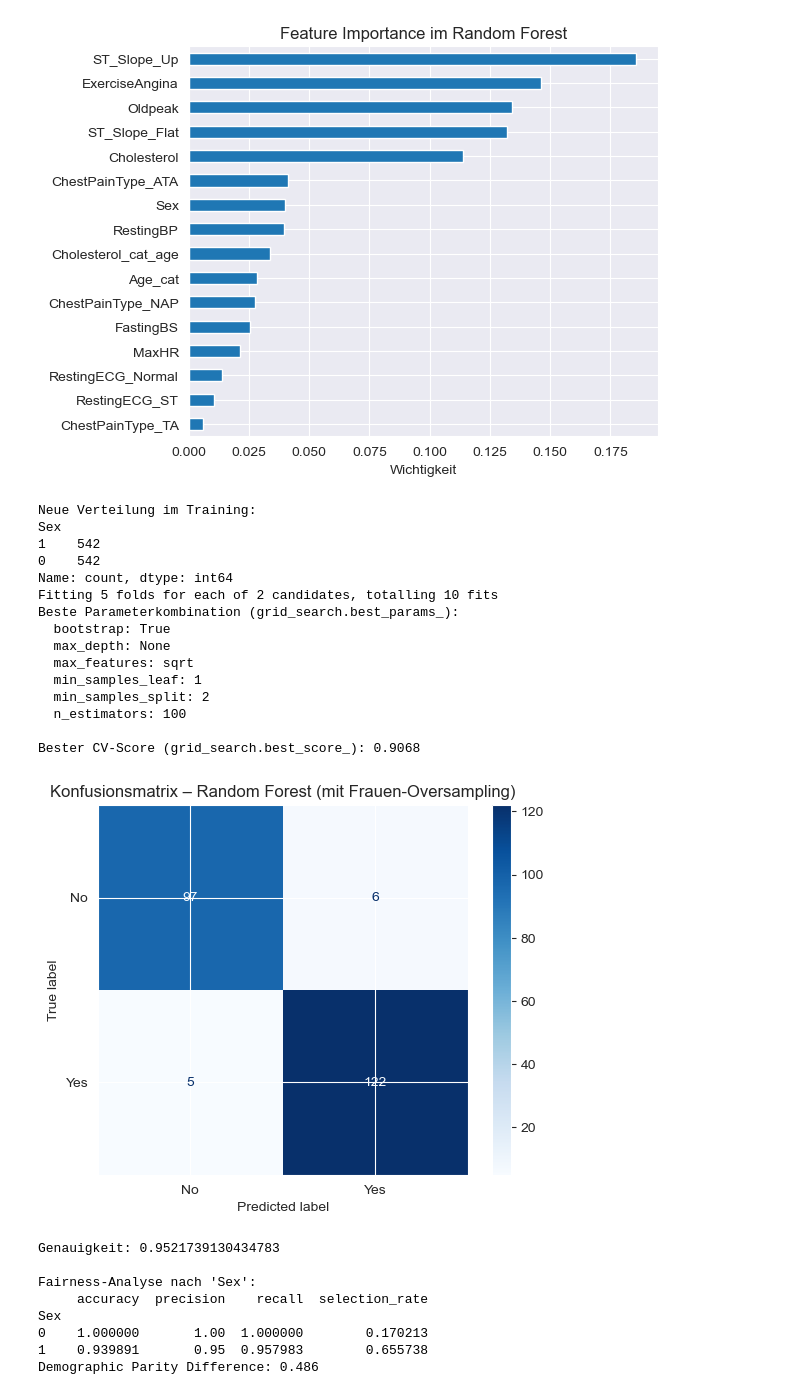
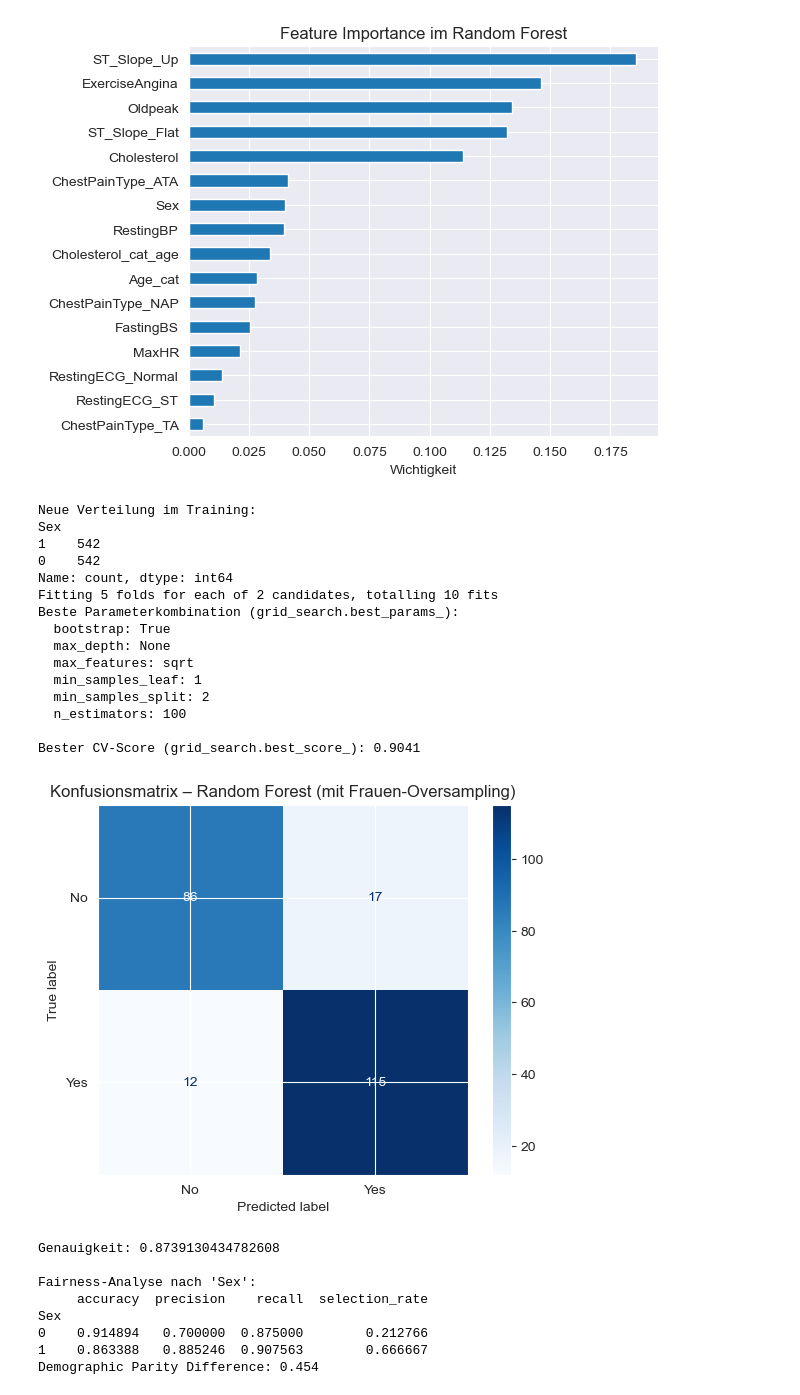
Before and after one commit to ManaTrooo/Asai-Projekt, a Jupyter notebook: DataSet_2.ipynb, the cells around one changed output. Cells and saved outputs as stored; diff of their text form; code cells hidden in the pictures.

```diff
--- a/DataSet_2.ipynb
+++ b/DataSet_2.ipynb
@@ -601,7 +601,7 @@ from sklearn.metrics import precision_score, recall_score
 from fairlearn.metrics import MetricFrame, selection_rate, demographic_parity_difference, true_positive_rate
 
 # 1. Daten vorbereiten: Heartdisease spalte und alte age Spalte entfernen
-X = df.drop(columns=['HeartDisease', 'Age'])
+X = df.drop(columns=['HeartDisease', 'Age', 'Cholesterol'])
 y = df['HeartDisease']
 
 # 2. Trainings-/Testdaten Split
@@ -799,7 +799,7 @@ plt.show()
 
 
 # 1. Daten vorbereiten
-X = df.drop(columns=['HeartDisease', 'Age'])
+X = df.drop(columns=['HeartDisease', 'Age', 'Cholesterol'])
 y = df['HeartDisease']
 
 # 2. Split
@@ -852,7 +852,7 @@ for param, value in grid_search.best_params_.items():
 print(f"\nBester CV-Score (grid_search.best_score_): {grid_search.best_score_:.4f}")
 
 # 7. Vorhersage & Evaluation
-y_pred_rand = best_model.predict(X_test)
+y_pred_rand = grid_search.predict(X_test)
 cm = confusion_matrix(y_test, y_pred_rand)
 
 disp = ConfusionMatrixDisplay(confusion_matrix=cm, display_labels=['No', 'Yes'])
@@ -868,43 +868,43 @@ sensitive_feature = df.loc[X_test.index, "Sex"]  # 0 = Female, 1 = Male
 
 metrics = {
     "accuracy": accuracy_score,
     "precision": precision_score,
     "recall": recall_score,
     "selection_rate": selection_rate
 }
 
 frame = MetricFrame(metrics=metrics, y_true=y_test, y_pred=y_pred_rand, sensitive_features=sensitive_feature)
 
 print("\nFairness-Analyse nach 'Sex':")
 print(frame.by_group)
 
 dp_diff = demographic_parity_difference(y_test, y_pred_rand, sensitive_features=sensitive_feature)
 print(f"Demographic Parity Difference: {dp_diff:.3f}")
 # %% [output]
 Neue Verteilung im Training:
 Sex
 1    542
 0    542
 Name: count, dtype: int64
 Fitting 5 folds for each of 2 candidates, totalling 10 fits
 Beste Parameterkombination (grid_search.best_params_):
   bootstrap: True
   max_depth: None
   max_features: sqrt
   min_samples_leaf: 1
   min_samples_split: 2
   n_estimators: 100
 
-Bester CV-Score (grid_search.best_score_): 0.9068
+Bester CV-Score (grid_search.best_score_): 0.9041
-[figure, old version]
+[figure, new version]
-Genauigkeit: 0.9521739130434783
+Genauigkeit: 0.8739130434782608
 
 Fairness-Analyse nach 'Sex':
      accuracy  precision    recall  selection_rate
 Sex
-0    1.000000       1.00  1.000000        0.170213
-1    0.939891       0.95  0.957983        0.655738
-Demographic Parity Difference: 0.486
+0    0.914894   0.700000  0.875000        0.212766
+1    0.863388   0.885246  0.907563        0.666667
+Demographic Parity Difference: 0.454
 # %%
 from fairlearn.metrics import false_positive_rate
 
```
Also changed, not shown: parts of 8 cells of this notebook.
